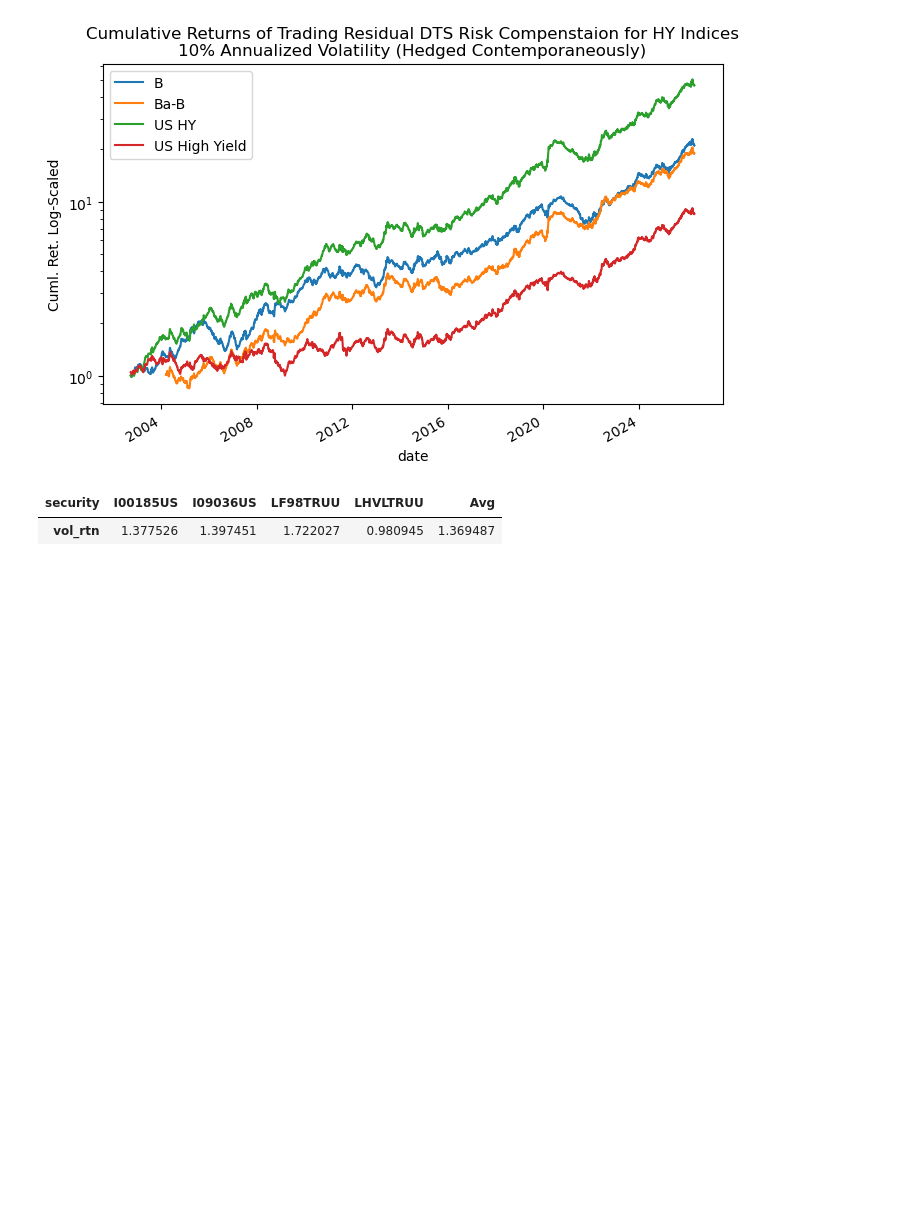
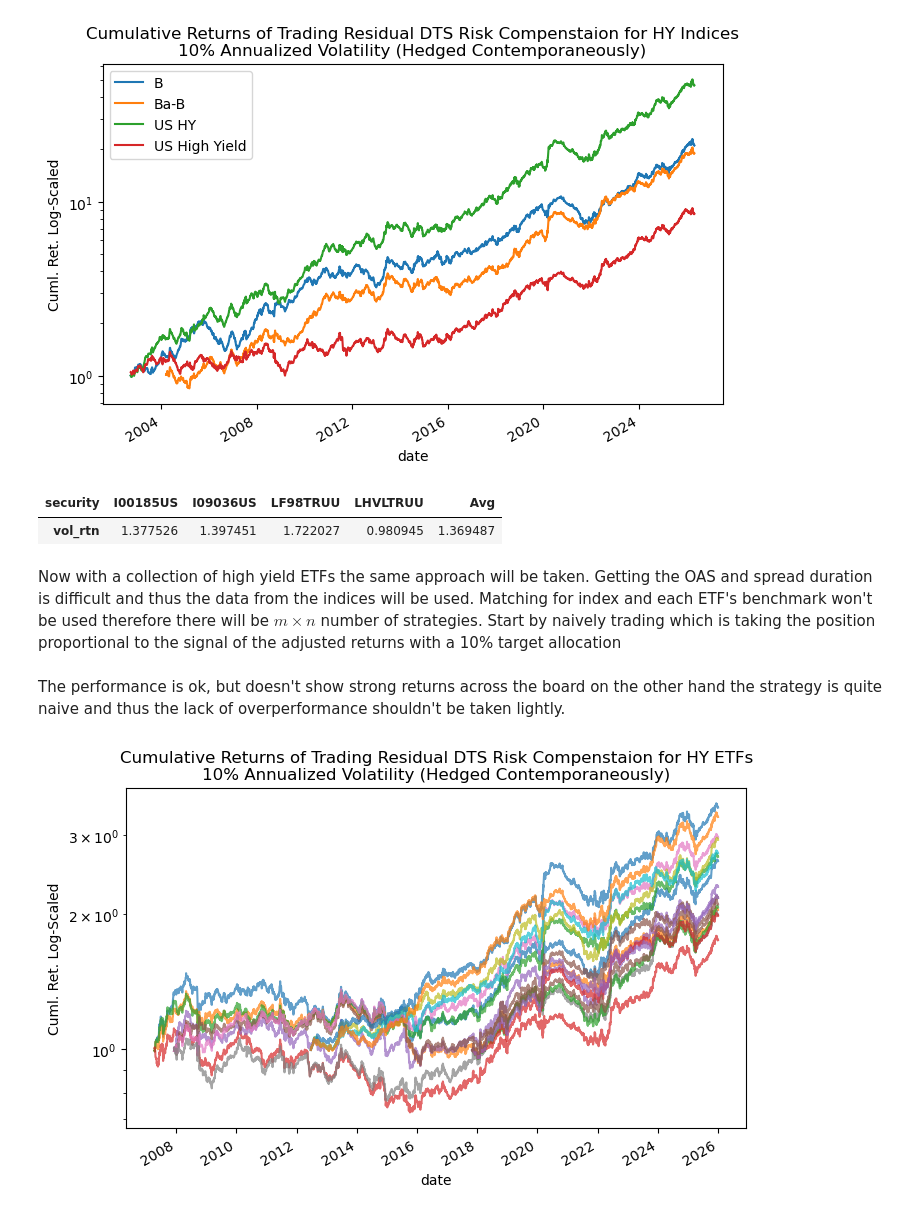
Before and after one commit to diegodalvarez/CreditSpread, a Jupyter notebook: notebooks/2Strategies.ipynb, the cells around one changed output. Saved outputs shown, nothing was run; the diff lists cells and outputs as text; code cells hidden in the pictures; blank space fills up the shorter version.

Commit message:
Rebuild strategies

```diff
--- a/notebooks/2Strategies.ipynb
+++ b/notebooks/2Strategies.ipynb
@@ -102,3 +102,42 @@ plt.show()
 # %% [output]
 | security | I00185US | I09036US | LF98TRUU | LHVLTRUU | Avg |
 | vol_rtn | 1.377526 | 1.397451 | 1.722027 | 0.980945 | 1.369487 |
+# %% [markdown]
+Now with a collection of high yield ETFs the same approach will be taken. Getting the OAS and spread duration is difficult and thus the data from the indices will be used. Matching for index and each ETF's benchmark won't be used therefore there will be $m \times n$ number of strategies. Start by naively trading which is taking the position proportional to the signal of the adjusted returns with a 10% target allocation
+# %%
+etf_path   = os.path.join(data_path, "HYETFs.parquet")
+df_etf_rtn = (pd
+    .read_parquet(path = etf_path, engine = "pyarrow")
+    .loc[lambda x: x.Price == "Adj Close"]
+    .pivot(index = "Date", columns = "Ticker", values = "value")
+    .pct_change()
+    .reset_index()
+    .melt(id_vars = "Date", value_name = "px_rtn")
+    .dropna()
+    .rename(columns = {"Date": "date"}))
+# %%
+df_etf_signal_rtn = (df_etf_rtn
+    .merge(right = df_signal, how = "inner", on = ["date"])
+    .assign(
+        name       = lambda x: x.Ticker + " " + x.security,
+        signal_rtn = lambda x: np.sign(x.lag_signal) * x.px_rtn))
+# %%
+df_vol_rtn = (df_etf_signal_rtn
+    .pivot(index = "date", columns = "name", values = "signal_rtn")
+    .apply(lambda x: x * (0.1 / (x.ewm(span = 100, adjust = False).std() * np.sqrt(252)))))
+# %% [markdown]
+The performance is ok, but doesn't show strong returns across the board on the other hand the strategy is quite naive and thus the lack of overperformance shouldn't be taken lightly.
+# %%
+(df_vol_rtn
+    .apply(lambda x: np.cumprod(1 + x))
+    .plot(
+        figsize = (8,5),
+        logy    = True,
+        legend  = False,
+        alpha   = 0.7,
+        ylabel  = "Cuml. Ret. Log-Scaled",
+        title   = "Cumulative Returns of Trading Residual DTS Risk Compenstaion for HY ETFs\n10% Annualized Volatility (Hedged Contemporaneously)"))
+
+plt.show()
+# %% [output]
+[figure, added]
```
Also changed, not shown: parts of 7 cells of this notebook, 3 other files.
